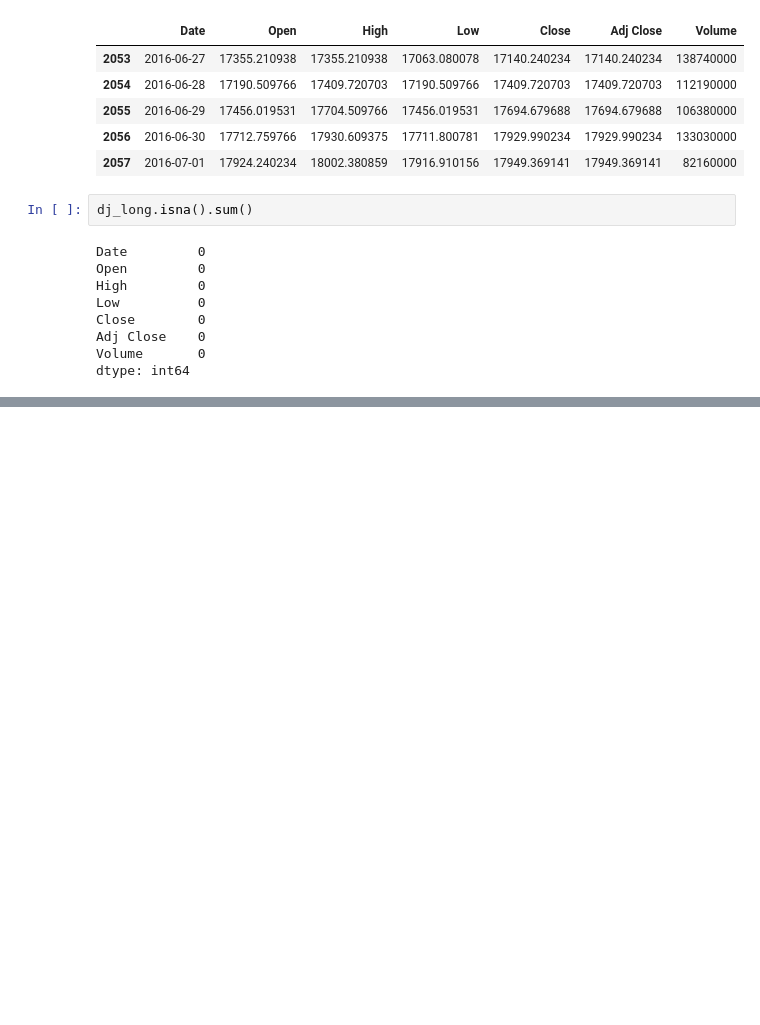
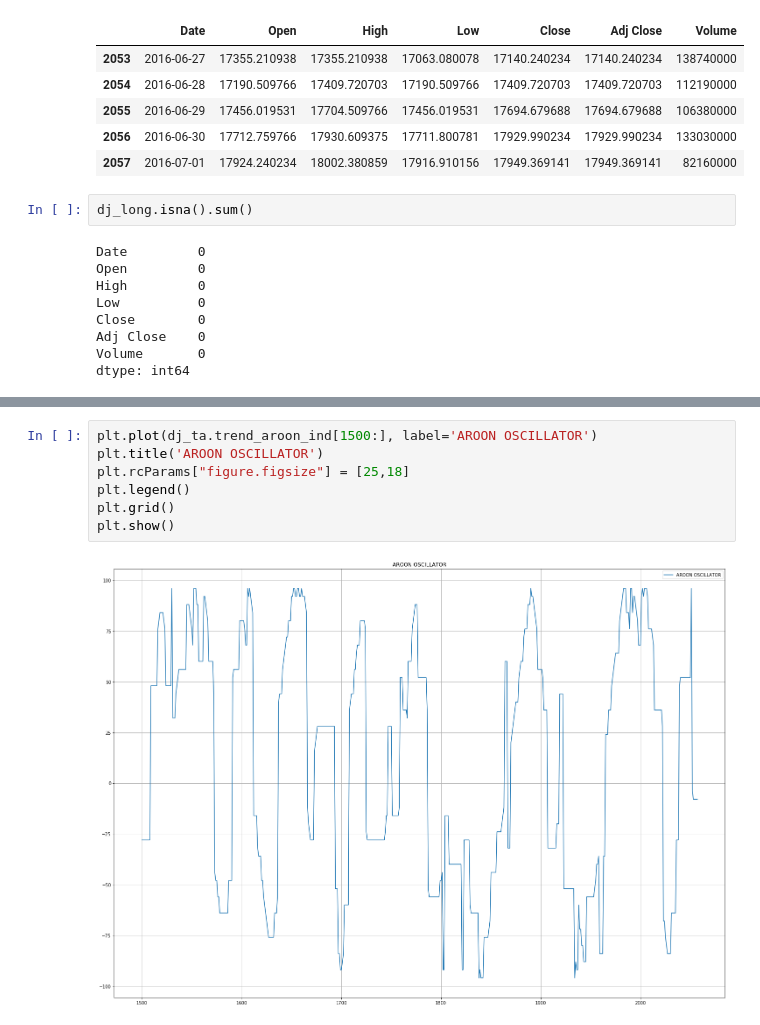
Before and after one commit to vishnugopu/Stock_predictions, a Jupyter notebook: StockPredictions.ipynb, the cells around one changed output, grey strips where cells are left out. Saved outputs shown, nothing was run; the diff lists cells and outputs as text; blank space fills up the shorter version.

```diff
--- a/StockPredictions.ipynb
+++ b/StockPredictions.ipynb
@@ -259,0 +320,9 @@ dtype: int64
+# %%
+plt.plot(dj_ta.trend_aroon_ind[1500:], label='AROON OSCILLATOR')
+plt.title('AROON OSCILLATOR')
+plt.rcParams["figure.figsize"] = [25,18]
+plt.legend()
+plt.grid()
+plt.show()
+# %% [output]
+[figure, added]
```
Also changed, not shown: parts of 15 cells of this notebook.
